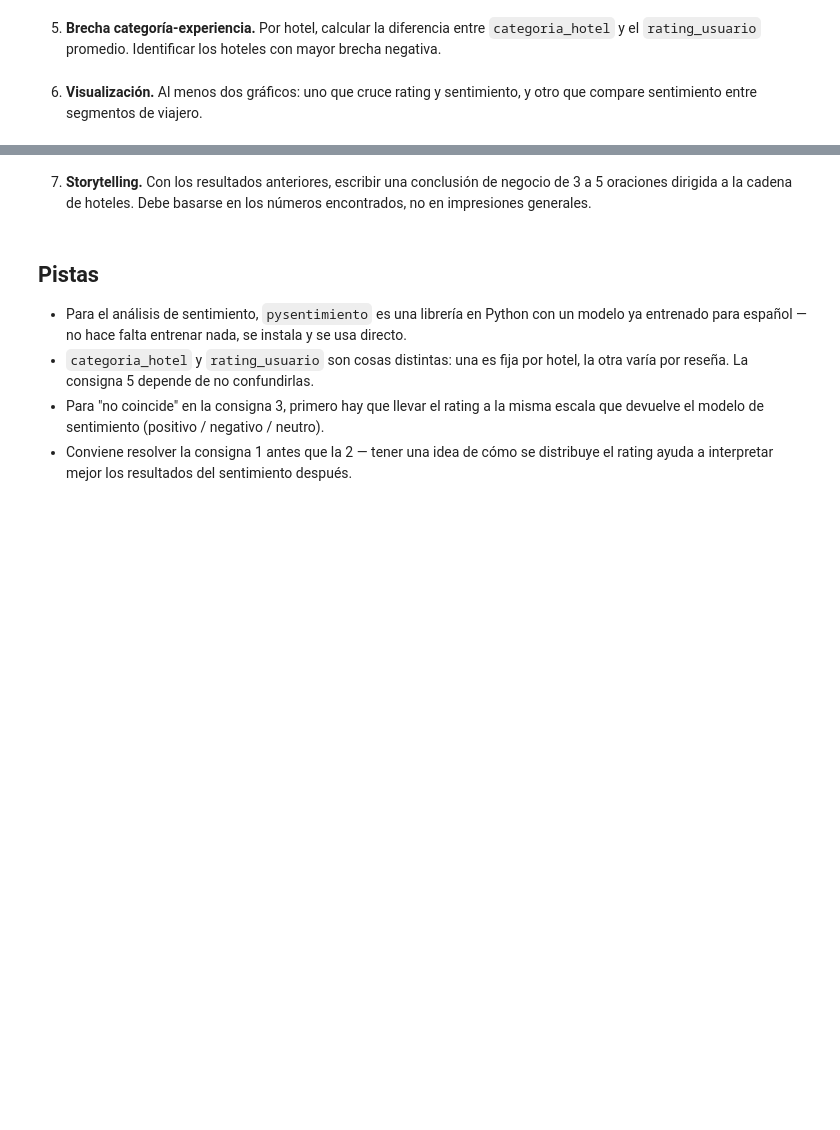
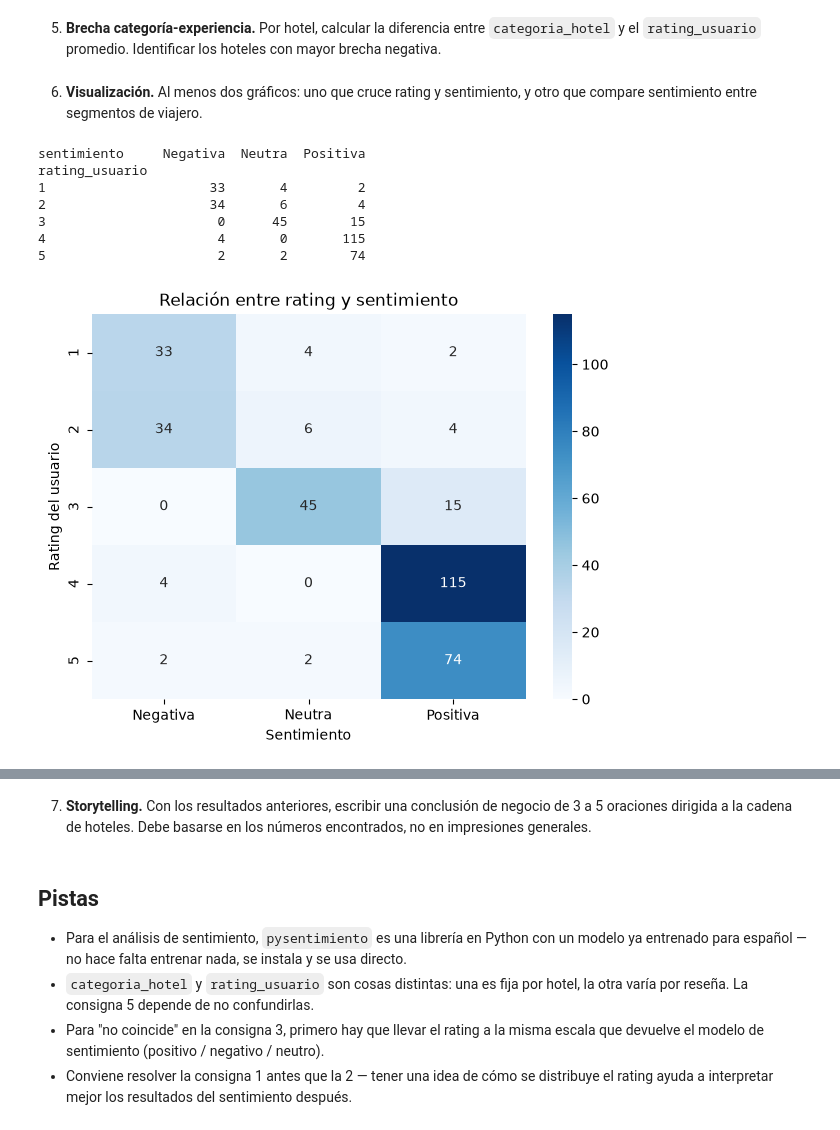
Before and after one commit to danischulday/data-analysis-course, a Jupyter notebook: modulo-4-visualizacion/clase-19/ejercicio-integrador.ipynb, the cells around one changed output, grey strips where cells are left out. Saved outputs shown, nothing was run; the diff lists cells and outputs as text; code cells hidden in the pictures; blank space fills up the shorter version.

```diff
--- a/modulo-4-visualizacion/clase-19/ejercicio-integrador.ipynb
+++ b/modulo-4-visualizacion/clase-19/ejercicio-integrador.ipynb
@@ -216,4 +201,18 @@ print(discrepancias[[
 # %% [markdown]
 4. **Segmentación por perfil.** Comparar rating y sentimiento según `motivo_viaje` y `procedencia`. ¿Hay diferencias entre cómo puntúan los viajeros de negocios y los de ocio?
 # %%
-# Tu codigo acá
+rating_por_motivo = (
+    df.groupby("motivo_viaje")["rating_usuario"]
+      .agg(["count", "mean", "median", "std"])
+      .round(2)
+)
+
+print(rating_por_motivo)
+
+df["tipo_viaje"] = df["motivo_viaje"].apply(
+    lambda x: "Negocios" if x == "Negocios" else "Ocio"
+)
+
+df.groupby("tipo_viaje")["rating_usuario"].agg(
+    ["count", "mean", "median", "std"]
+).round(2)
@@ -224,4 +271,36 @@ print(discrepancias[[
 # %% [markdown]
 6. **Visualización.** Al menos dos gráficos: uno que cruce rating y sentimiento, y otro que compare sentimiento entre segmentos de viajero.
 # %%
-# Tu codigo acá
+import matplotlib.pyplot as plt
+import numpy as np
+import seaborn as sns
+
+tabla = pd.crosstab(
+    df["rating_usuario"],
+    df["sentimiento"]
+)
+
+print(tabla)
+
+plt.figure(figsize=(7, 5))
+
+sns.heatmap(
+    tabla,
+    annot=True,
+    fmt="d",
+    cmap="Blues"
+)
+
+plt.title("Relación entre rating y sentimiento")
+plt.xlabel("Sentimiento")
+plt.ylabel("Rating del usuario")
+plt.show()
+# %% [output]
+sentimiento     Negativa  Neutra  Positiva
+rating_usuario
+1                     33       4         2
+2                     34       6         4
+3                      0      45        15
+4                      4       0       115
+5                      2       2        74
+[figure, added]
```
Also changed, not shown: parts of 6 cells of this notebook.
